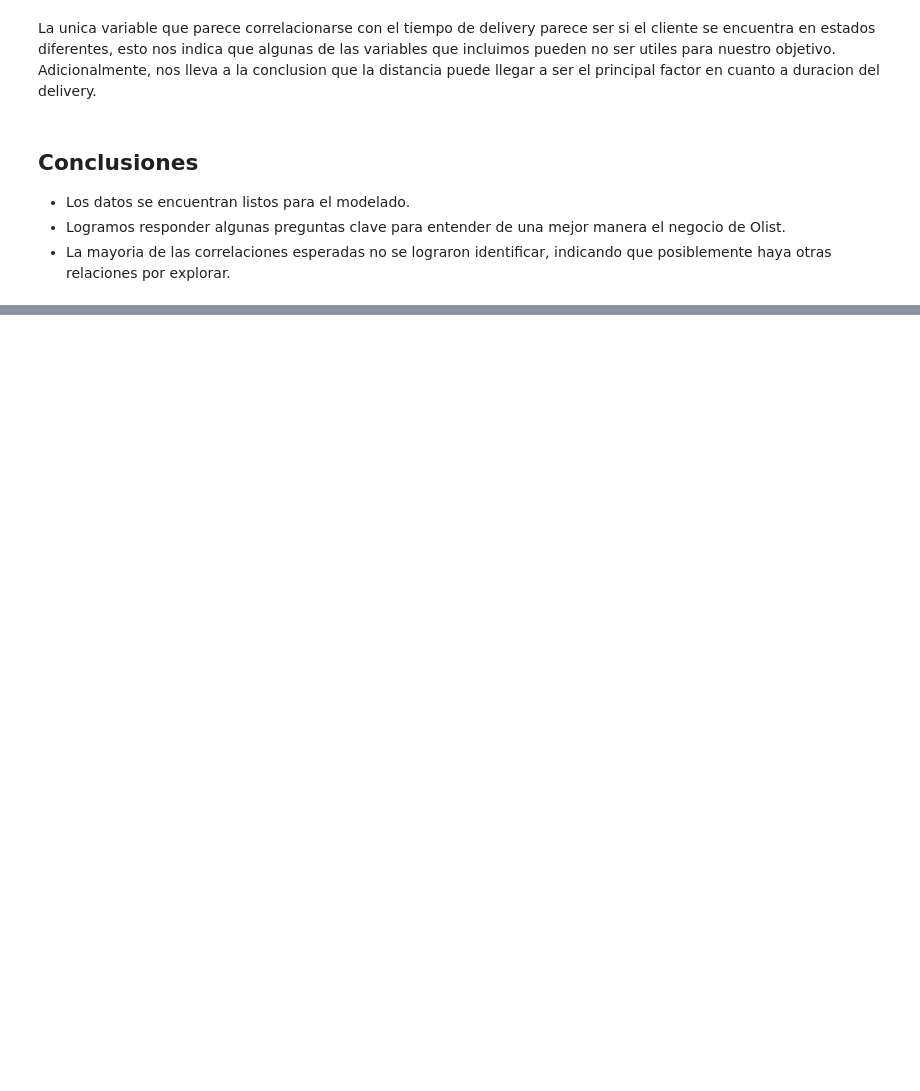
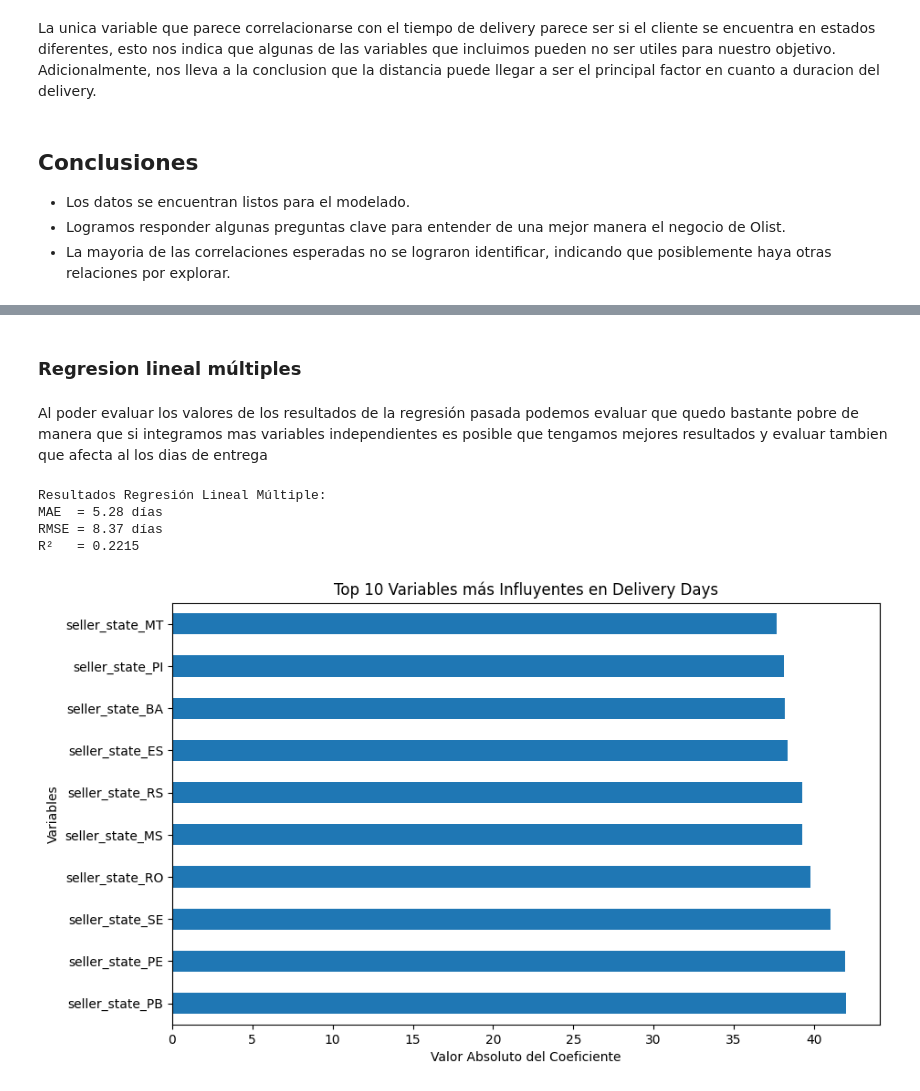
Before and after one commit to JoaquinCampos22155/proyecto3_Mineria, a Jupyter notebook: reporteEDA.ipynb, the cells around one changed output, grey strips where cells are left out. Cells and saved outputs as stored; diff of their text form; code cells hidden in the pictures; blank space fills up the shorter version.

```diff
--- a/reporteEDA.ipynb
+++ b/reporteEDA.ipynb
@@ -755,0 +873,4 @@ La unica variable que parece correlacionarse con el tiempo de delivery parece se
+# %% [markdown]
+### Regresion lineal múltiples
+# %% [markdown]
+Al poder evaluar los valores de los resultados de la regresión pasada podemos evaluar que quedo bastante pobre de manera que si integramos mas variables independientes es posible que tengamos mejores resultados y evaluar tambien que afecta al los dias de entrega
@@ -755,0 +896,41 @@ La unica variable que parece correlacionarse con el tiempo de delivery parece se
+# %%
+# entrenar el modelo de regresion multiple
+# Crear y entrenar el modelo
+model_lr_multi = LinearRegression()
+model_lr_multi.fit(X_train, y_train)
+
+# Predicciones
+y_pred_multi = model_lr_multi.predict(X_test)
+
+# Evaluación
+mae_multi = mean_absolute_error(y_test, y_pred_multi)
+rmse_multi = np.sqrt(mean_squared_error(y_test, y_pred_multi))
+r2_multi = r2_score(y_test, y_pred_multi)
+
+print(f"Resultados Regresión Lineal Múltiple:")
+print(f"MAE  = {mae_multi:.2f} días")
+print(f"RMSE = {rmse_multi:.2f} días")
+print(f"R²   = {r2_multi:.4f}")
+# %% [output]
+Resultados Regresión Lineal Múltiple:
+MAE  = 5.28 días
+RMSE = 8.37 días
+R²   = 0.2215
+# %%
+# visualizacion de regresion multiple (coeficientes)
+
+# Extraer los coeficientes del modelo
+coeficientes = pd.Series(model_lr_multi.coef_, index=X_encoded.columns)
+
+# Seleccionar los 10 coeficientes más influyentes (por valor absoluto)
+coef_importantes = coeficientes.abs().sort_values(ascending=False).head(10)
+
+# Graficar
+plt.figure(figsize=(10,6))
+coef_importantes.plot(kind='barh')
+plt.title('Top 10 Variables más Influyentes en Delivery Days')
+plt.xlabel('Valor Absoluto del Coeficiente')
+plt.ylabel('Variables')
+plt.show()
+# %% [output]
+[figure, added]
```
Also changed, not shown: parts of 23 cells of this notebook.
